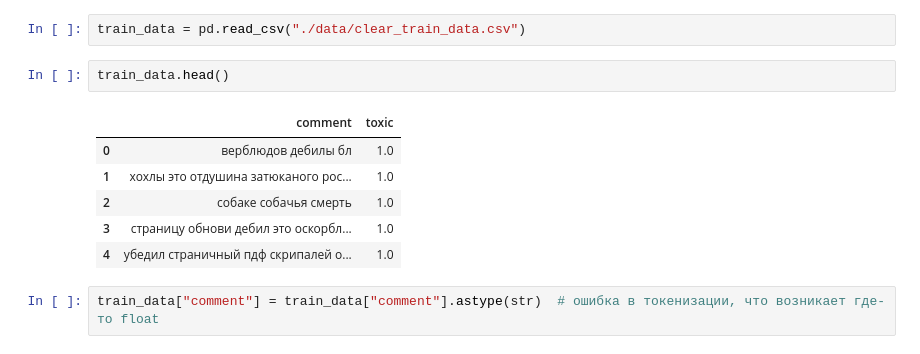
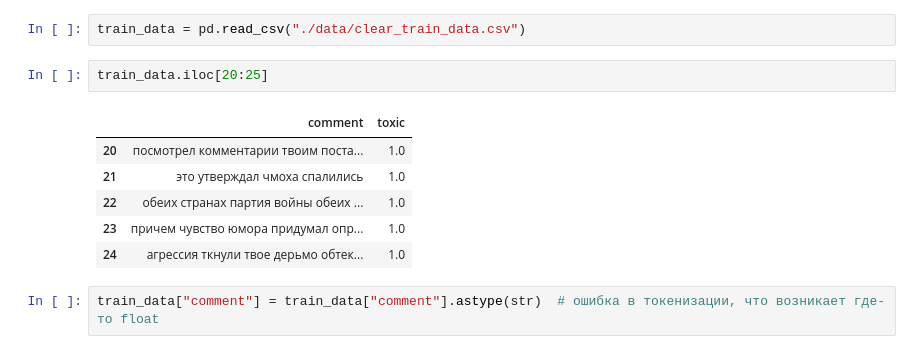
Before and after one commit to DimaScientist/Sentiment-Analysis, a Jupyter notebook: model validation.ipynb, the cells around one changed output. Drawn from its saved outputs; the diff is of its cells as text.

```diff
--- a/model validation.ipynb
+++ b/model validation.ipynb
@@ -43,15 +43,15 @@ def plot_history_nn(history) -> None:
     plt.show()
 # %%
 train_data = pd.read_csv("./data/clear_train_data.csv")
-# %%
-train_data.head()
-# %% [output]
-|  | comment | toxic |
-| 0 | верблюдов дебилы бл | 1.0 |
-| 1 | хохлы это отдушина затюканого рос... | 1.0 |
-| 2 | собаке собачья смерть | 1.0 |
-| 3 | страницу обнови дебил это оскорбл... | 1.0 |
-| 4 | убедил страничный пдф скрипалей о... | 1.0 |
+# %%
+train_data.iloc[20:25]
+# %% [output]
+|  | comment | toxic |
+| 20 | посмотрел комментарии твоим поста... | 1.0 |
+| 21 | это утверждал чмоха спалились | 1.0 |
+| 22 | обеих странах партия войны обеих ... | 1.0 |
+| 23 | причем чувство юмора придумал опр... | 1.0 |
+| 24 | агрессия ткнули твое дерьмо обтек... | 1.0 |
 # %%
 train_data["comment"] = train_data["comment"].astype(str)  # ошибка в токенизации, что возникает где-то float
 # %%
```
Also changed, not shown: parts of 14 cells of this notebook, 1 other file.
